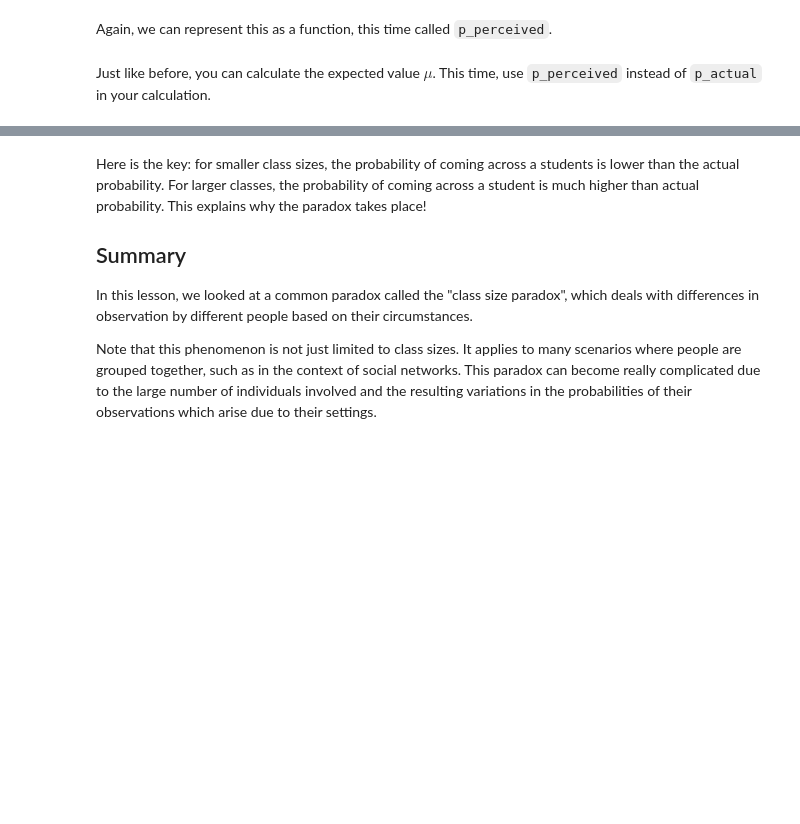
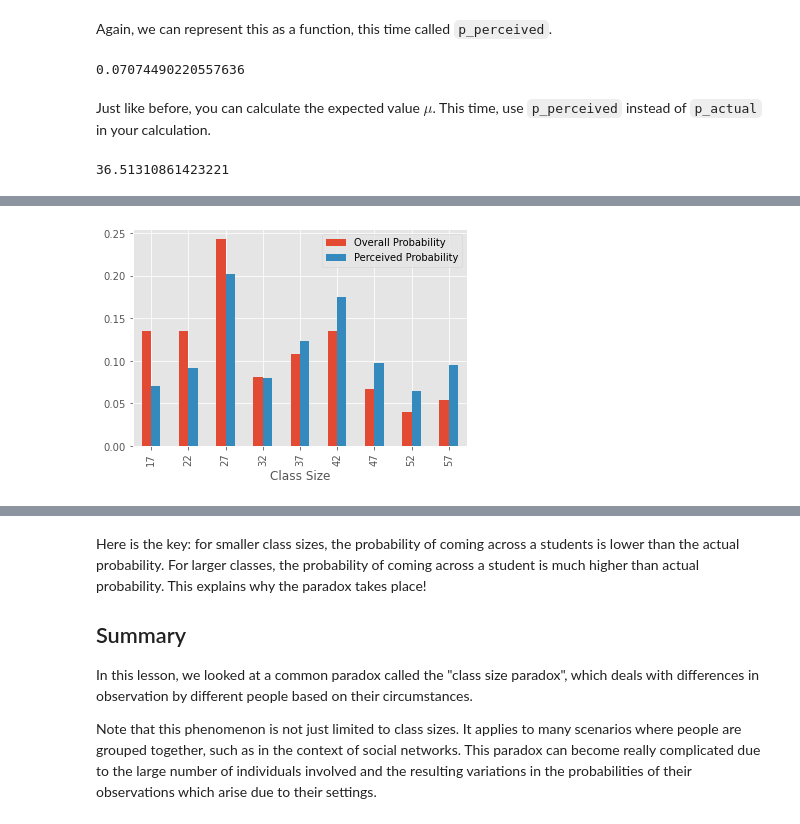
Before and after one commit to Giwanji/dsc-probability-mass-function-lab, a Jupyter notebook: index.ipynb, the cells around one changed output, grey strips where cells are left out. Cells and saved outputs as stored; diff of their text form; code cells hidden in the pictures; blank space fills up the shorter version.

```diff
--- a/index.ipynb
+++ b/index.ipynb
@@ -105,7 +105,7 @@ Let's also write the PMF as a Python function `p_actual`. Meaning, it takes in a
 You can use the global variables `size_and_count` and `sum_class`.
 # %%
 def p_actual(x_i):
-    # Your code here
-    pass
+    return size_and_count[x_i]/sum_class
+
 
 p_actual(17) # 0.13513513513513514
@@ -123,7 +125,7 @@ In simple terms, you have to multiply each element in the sizes list by their pr
 We can do this in one line of code using pandas broadcasting. (E.g. `sizes.apply(p_actual)` will result in a series containing all $p(x_i)$ values.)
 # %%
 # Calculate the expected value (mu) using formula above
-mu = None
+mu = (sizes.apply(p_actual)*sizes).sum()
 mu
 
 # 32.472972972972975
@@ -176,13 +200,17 @@ def p_perceived(x_i):
     return p_actual(x_i)*x_i / mu
 
 p_perceived(17)
+# %% [output]
+0.07074490220557636
 # %% [markdown]
 Just like before, you can calculate the expected value $\mu$. This time, use `p_perceived` instead of `p_actual` in your calculation.
 # %%
-mu_biased = None
+mu_biased =  (sizes.apply(p_perceived)*sizes).sum()
 mu_biased
 
 # 36.51310861423221
+# %% [output]
+36.51310861423221
 # %% [markdown]
 ## Here Is the Paradox
 
@@ -196,3 +222,7 @@ You can use `.plot.bar` again on `pmf_df`, this time changing the `y` parameter
+# %%
+ax = pmf_df.plot.bar(x="Class Size", y=["Overall Probability", "Perceived Probability"]);
+# %% [output]
+[figure, added]
 # %% [markdown]
 Your results tell you that in the biased distribution there are fewer small classes and more large classes.
 
```
Also changed, not shown: parts of 8 cells of this notebook.
